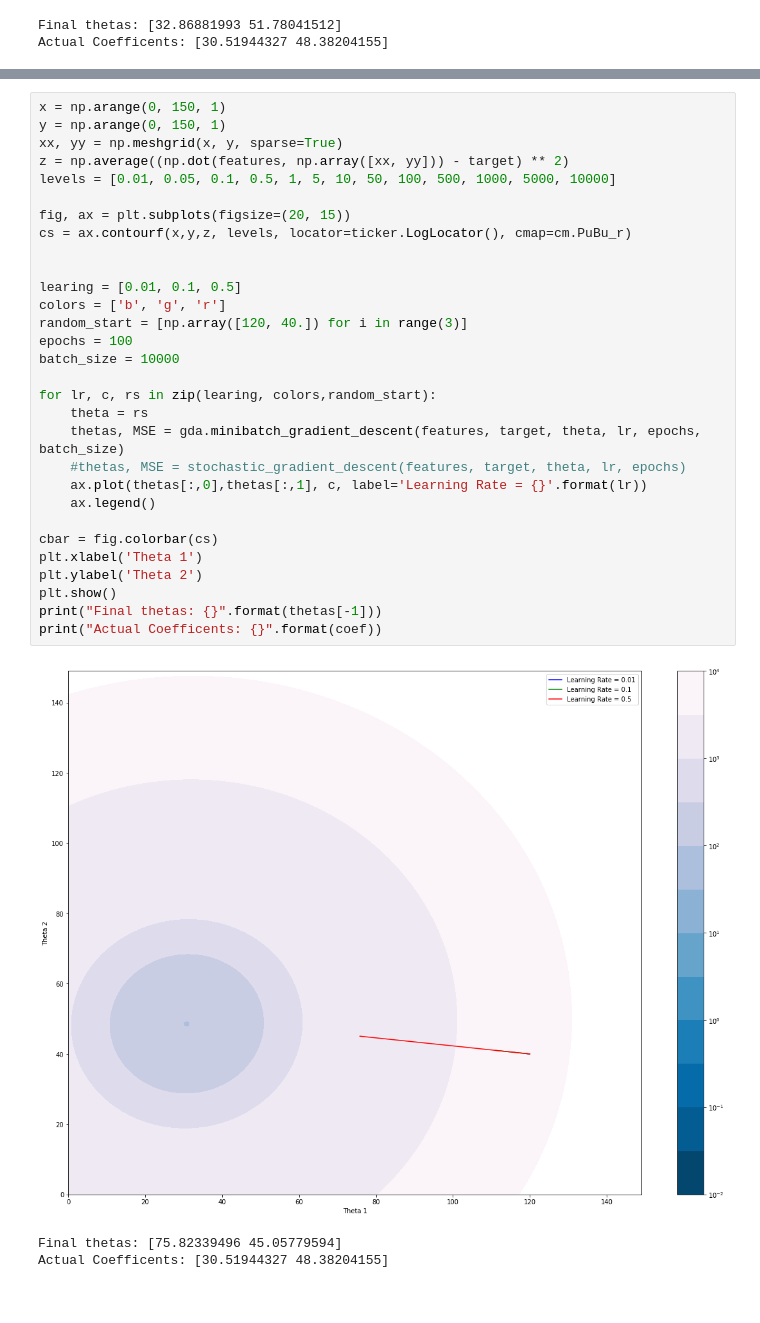
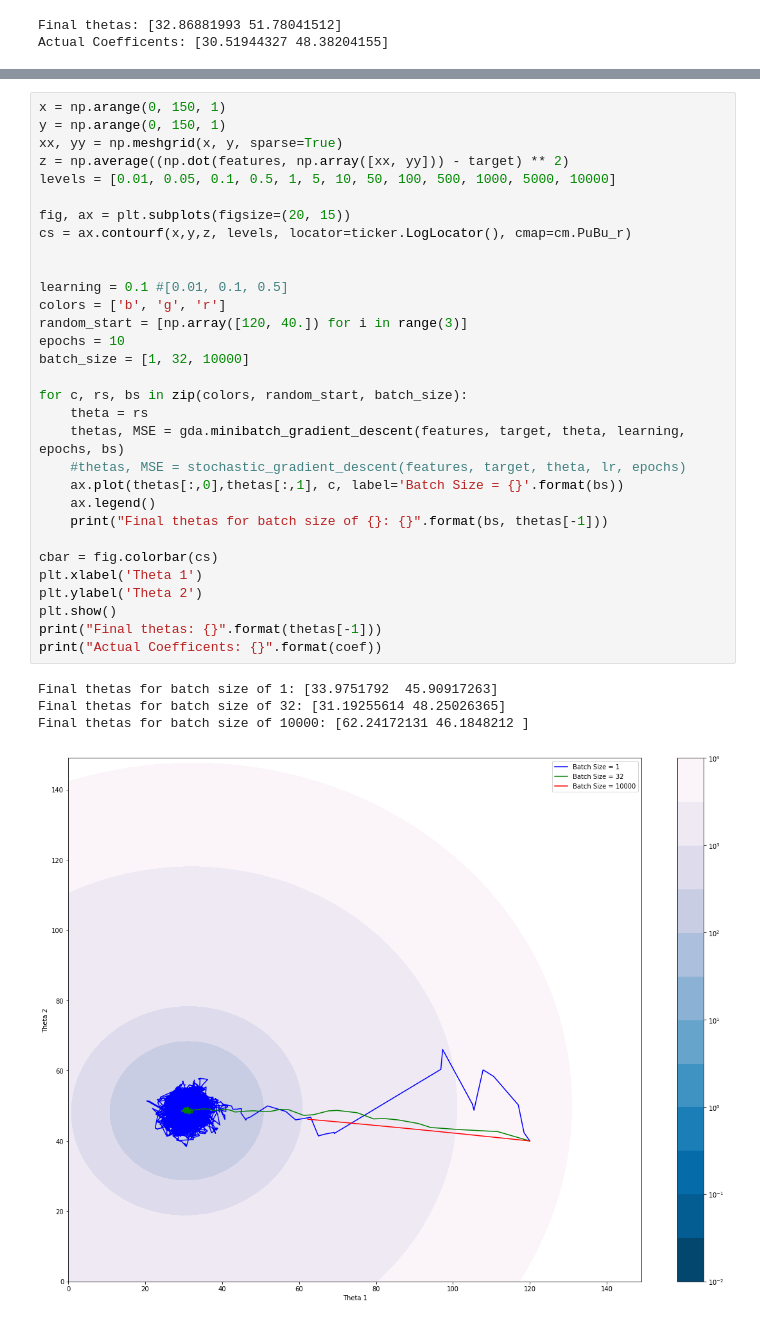
Before and after one commit to robahall/GradDesc, a Jupyter notebook: notebooks/1.0_rah_Gradient_Descent_Algorithims.ipynb, the cells around one changed output, grey strips where cells are left out. Cells and saved outputs as stored; diff of their text form.

```diff
--- a/notebooks/1.0_rah_Gradient_Descent_Algorithims.ipynb
+++ b/notebooks/1.0_rah_Gradient_Descent_Algorithims.ipynb
@@ -136,34 +104,36 @@ def minibatch_gradient_descent(X, y, weights, learning_rate, epochs, batch_size)
 # %%
 x = np.arange(0, 150, 1)
 y = np.arange(0, 150, 1)
 xx, yy = np.meshgrid(x, y, sparse=True)
 z = np.average((np.dot(features, np.array([xx, yy])) - target) ** 2)
 levels = [0.01, 0.05, 0.1, 0.5, 1, 5, 10, 50, 100, 500, 1000, 5000, 10000]
 
 fig, ax = plt.subplots(figsize=(20, 15))
 cs = ax.contourf(x,y,z, levels, locator=ticker.LogLocator(), cmap=cm.PuBu_r)
 
 
-learing = [0.01, 0.1, 0.5]
+learning = 0.1 #[0.01, 0.1, 0.5]
 colors = ['b', 'g', 'r']
 random_start = [np.array([120, 40.]) for i in range(3)]
-epochs = 100
-batch_size = 10000
+epochs = 10
+batch_size = [1, 32, 10000]
 
-for lr, c, rs in zip(learing, colors,random_start):
+for c, rs, bs in zip(colors, random_start, batch_size):
     theta = rs
-    thetas, MSE = gda.minibatch_gradient_descent(features, target, theta, lr, epochs, batch_size)
+    thetas, MSE = gda.minibatch_gradient_descent(features, target, theta, learning, epochs, bs)
     #thetas, MSE = stochastic_gradient_descent(features, target, theta, lr, epochs)
-    ax.plot(thetas[:,0],thetas[:,1], c, label='Learning Rate = {}'.format(lr))
+    ax.plot(thetas[:,0],thetas[:,1], c, label='Batch Size = {}'.format(bs))
     ax.legend()
+    print("Final thetas for batch size of {}: {}".format(bs, thetas[-1]))
 
 cbar = fig.colorbar(cs)
 plt.xlabel('Theta 1')
 plt.ylabel('Theta 2')
 plt.show()
 print("Final thetas: {}".format(thetas[-1]))
 print("Actual Coefficents: {}".format(coef))
 # %% [output]
+Final thetas for batch size of 1: [33.9751792  45.90917263]
+Final thetas for batch size of 32: [31.19255614 48.25026365]
+Final thetas for batch size of 10000: [62.24172131 46.1848212 ]
-[figure, old version]
+[figure, new version]
-Final thetas: [75.82339496 45.05779594]
-Actual Coefficents: [30.51944327 48.38204155]
```
Also changed, not shown: parts of 5 cells of this notebook.
